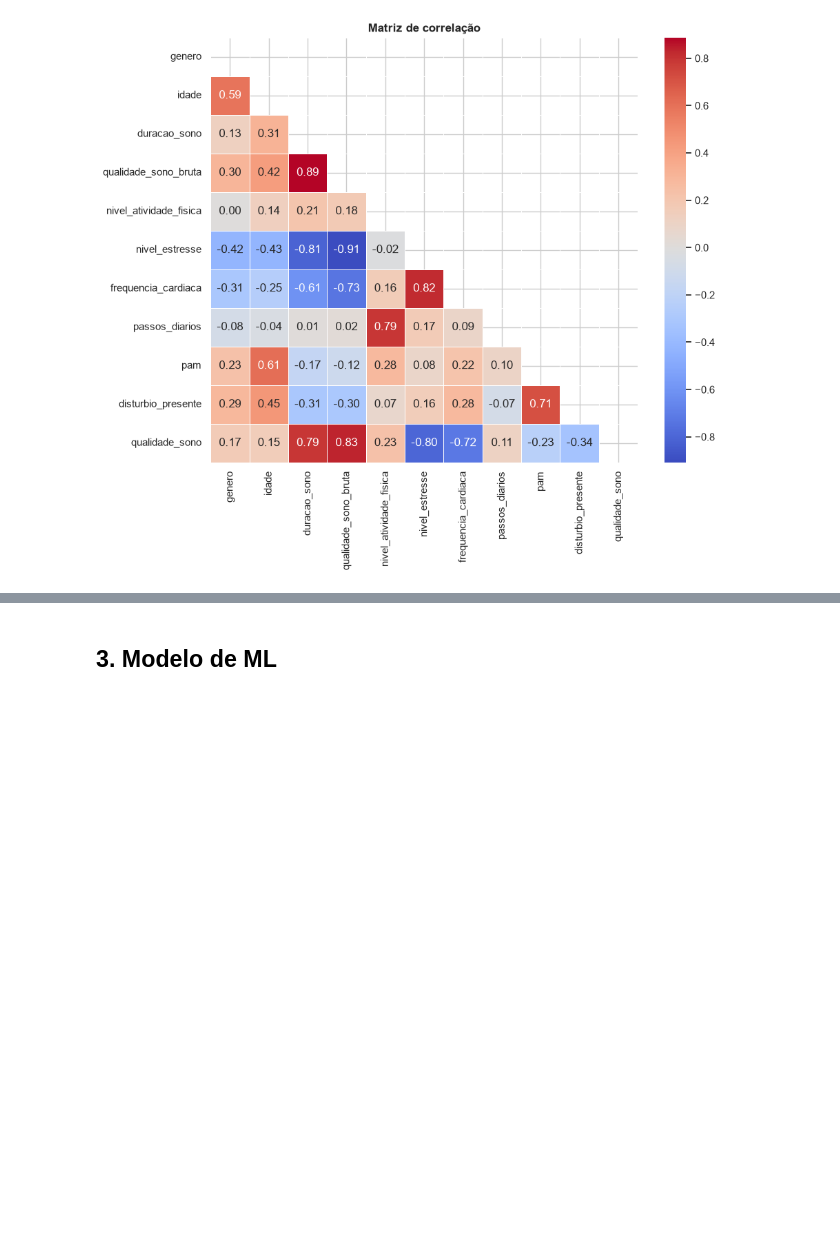
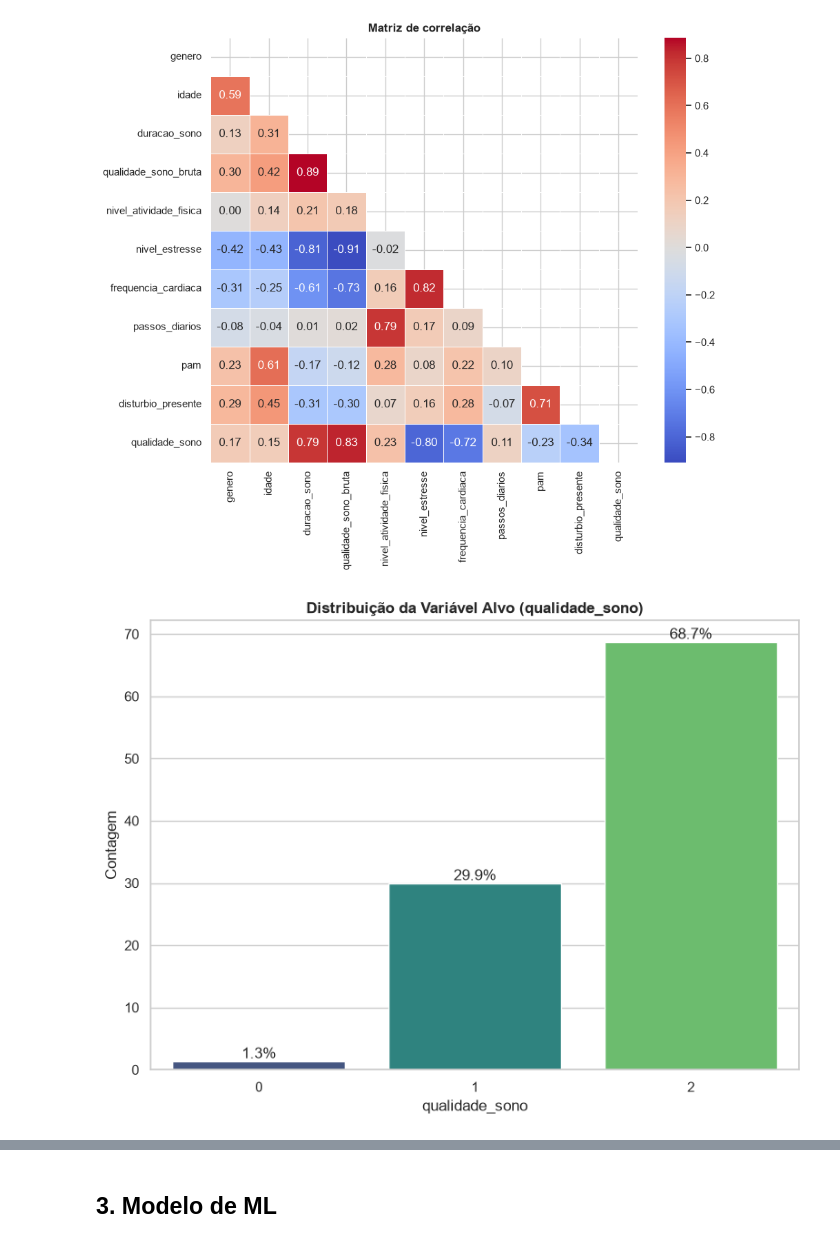
Before and after one commit to Squad-Nina-da-Hora/wmc-projeto-final-lifestyle, a Jupyter notebook: analise.ipynb, the cells around one changed output, grey strips where cells are left out. Cells and saved outputs as stored; diff of their text form; code cells hidden in the pictures; blank space fills up the shorter version.

```diff
--- a/analise.ipynb
+++ b/analise.ipynb
@@ -694,3 +694,18 @@ plt.title('Matriz de correlação', fontsize=12, fontweight='bold')
 plt.show()
 # %% [output]
 [figure]
+# %%
+# Analisando distribuição e desbalanceamento de qualidade_sono
+
+plt.figure(figsize=(8, 6))
+ax = sns.countplot(data=dados, x=var_alvo, palette=cores, hue=var_alvo, legend=False, stat='percent')
+for container in ax.containers:
+    ax.bar_label(container, fmt='%.1f%%')
+plt.title(f'Distribuição da Variável Alvo ({var_alvo})', fontsize=12, fontweight='bold')
+plt.xlabel(f'{var_alvo}')
+plt.ylabel('Contagem')
+
+plt.tight_layout()
+plt.show()
+# %% [output]
+[figure, added]
```
Also changed, not shown: parts of 4 cells of this notebook.
